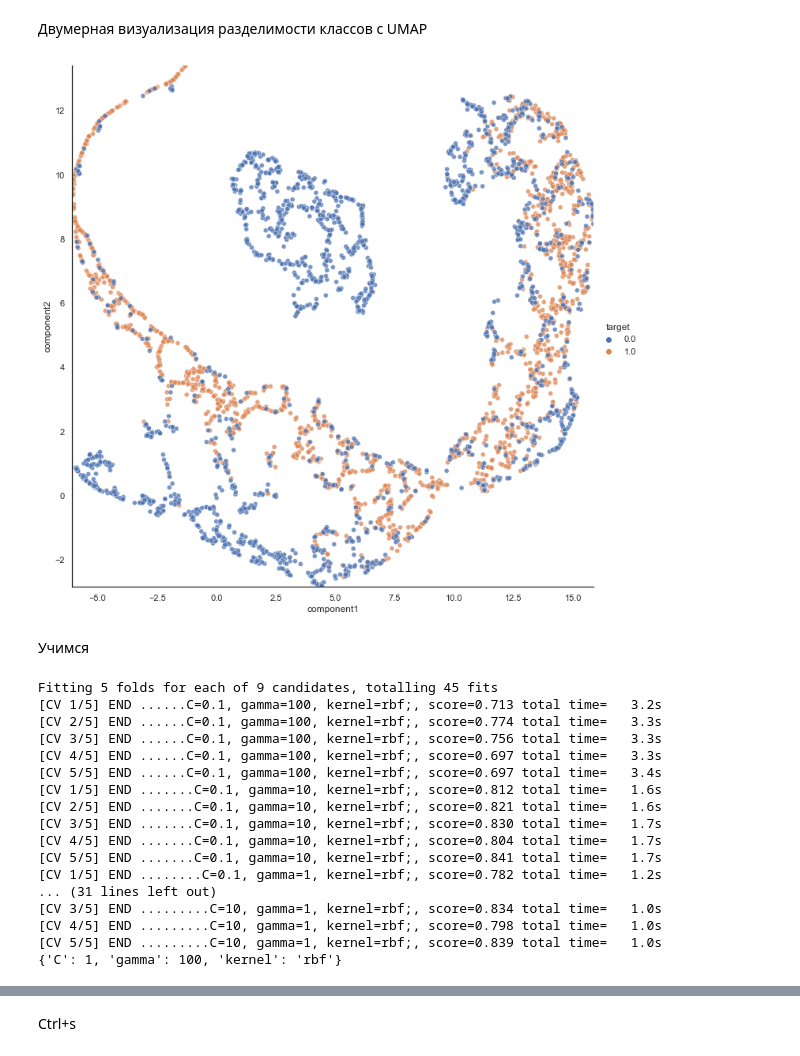
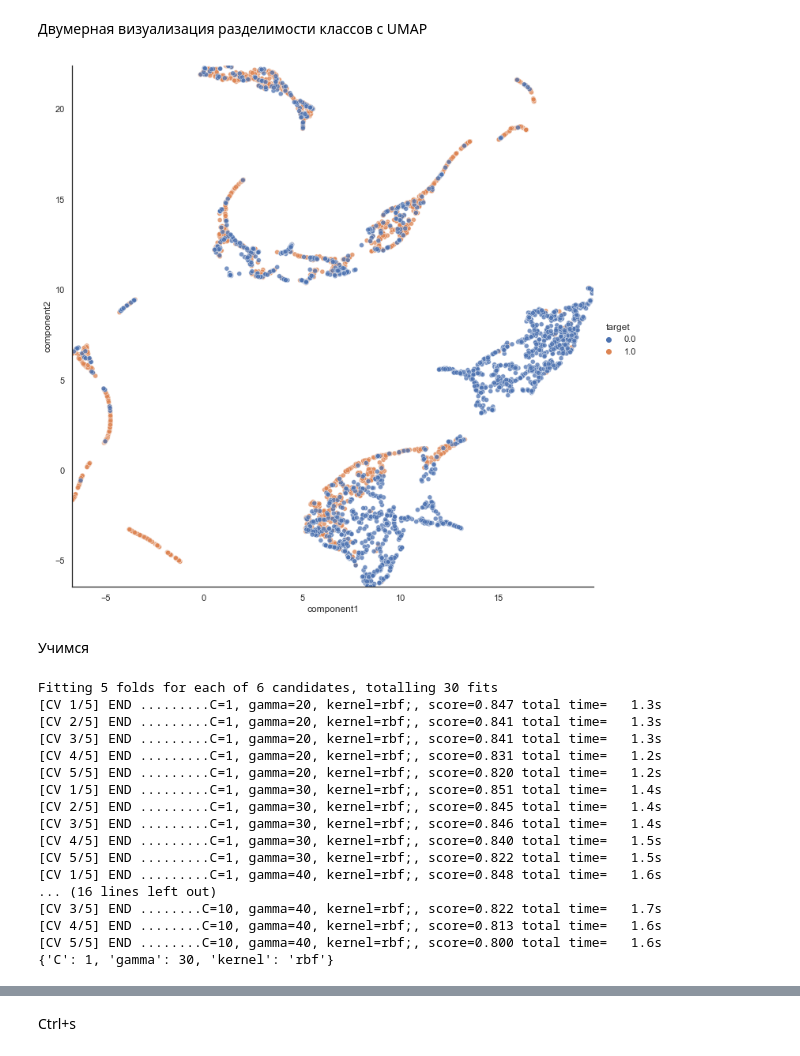
Before and after one commit to EA4096/xMatch, a Jupyter notebook: model.ipynb, the cells around one changed output, grey strips where cells are left out. Cells and saved outputs as stored; diff of their text form; code cells hidden in the pictures.

```diff
--- a/model.ipynb
+++ b/model.ipynb
@@ -216,0 +327,5 @@ from sklearn.metrics import confusion_matrix, fbeta_score
+# %%
+cor = X.corr()
+
+sns.heatmap(cor)
+sns.set(rc = {'figure.figsize':(7, 5)})
@@ -216,0 +334,7 @@ from sklearn.metrics import confusion_matrix, fbeta_score
+# %%
+X_upd = X.drop(['f1', 'f2', 'f3'], axis=1)
+
+cor_upd = X_upd.corr()
+
+sns.heatmap(cor_upd)
+sns.set(rc = {'figure.figsize':(7, 5)})
@@ -217,30 +343,30 @@ from sklearn.metrics import confusion_matrix, fbeta_score
 # %%
-X_i=np.array((data['r1'], data['e_r1'], data['r2'], data['e_r2'])).T
-Y_i=np.array((data['match']))
+X_i=np.array((X_upd))
+Y=np.array((y))
 
-Y=np.reshape(Y_i, (len(Y_i), 1))
+Y_i=np.reshape(Y, (len(Y), 1))
 
 sc = StandardScaler()
 sc.fit(X_i)
-X_i_scaled=sc.transform(X_i)
+X_i=sc.transform(X_i)
 # %% [markdown]
 Двумерная визуализация разделимости классов с UMAP
 # %%
 reducer = umap.UMAP()
 
 embedding = reducer.fit_transform(X_i)
-umap_df = pd.DataFrame(np.concatenate((embedding, Y), axis=1), columns=['component1', 'component2', 'target'])
+umap_df = pd.DataFrame(np.concatenate((embedding, Y_i), axis=1), columns=['component1', 'component2', 'target'])
 # %%
-sns.set(rc = {'figure.figsize':(25,18)})
+sns.set(rc = {'figure.figsize':(4, 4.5)})
 sns.set_theme(style="white")
 sns.relplot(x="component1", y="component2", alpha=.75, hue="target", data=umap_df, height=10)
 # plt.ylim(-7, 7)
 # plt.xlim(-5, 5)
 
 marg=0
 plt.margins(-marg, -marg)
 # %% [output]
-[figure, old version]
+[figure, new version]
 # %% [markdown]
 Учимся
 # %%
@@ -268,31 +395,31 @@ fbeta_scorer = make_scorer(fbeta_score, beta=.5, pos_label=1)
 #               'solver': ['newton-cg', 'lbfgs', 'liblinear', 'sag', 'saga'],
 #               'penalty': ['l1', 'l2', 'elasticnet'],}
 # %%
-search_space_rbf = {'C': [0.1, 1, 10],
-              'gamma': [100, 10, 1],
+search_space_rbf = {'C': [1, 10],
+              'gamma': [20, 30, 40],
               'kernel': ['rbf']}
 
 grid = GridSearchCV(ml_svm, search_space_rbf, refit=True, verbose = 3, cv=5, scoring=fbeta_scorer)
-grid_search=grid.fit(X_i, Y_i)
+grid_search=grid.fit(X_train, Y_train)
 print(grid_search.best_params_)
 # %% [output]
-Fitting 5 folds for each of 9 candidates, totalling 45 fits
-[CV 1/5] END ......C=0.1, gamma=100, kernel=rbf;, score=0.713 total time=   3.2s
-[CV 2/5] END ......C=0.1, gamma=100, kernel=rbf;, score=0.774 total time=   3.3s
-[CV 3/5] END ......C=0.1, gamma=100, kernel=rbf;, score=0.756 total time=   3.3s
-[CV 4/5] END ......C=0.1, gamma=100, kernel=rbf;, score=0.697 total time=   3.3s
-[CV 5/5] END ......C=0.1, gamma=100, kernel=rbf;, score=0.697 total time=   3.4s
-[CV 1/5] END .......C=0.1, gamma=10, kernel=rbf;, score=0.812 total time=   1.6s
-[CV 2/5] END .......C=0.1, gamma=10, kernel=rbf;, score=0.821 total time=   1.6s
-[CV 3/5] END .......C=0.1, gamma=10, kernel=rbf;, score=0.830 total time=   1.7s
-[CV 4/5] END .......C=0.1, gamma=10, kernel=rbf;, score=0.804 total time=   1.7s
-[CV 5/5] END .......C=0.1, gamma=10, kernel=rbf;, score=0.841 total time=   1.7s
-[CV 1/5] END ........C=0.1, gamma=1, kernel=rbf;, score=0.782 total time=   1.2s
-... (31 lines left out)
-[CV 3/5] END .........C=10, gamma=1, kernel=rbf;, score=0.834 total time=   1.0s
-[CV 4/5] END .........C=10, gamma=1, kernel=rbf;, score=0.798 total time=   1.0s
-[CV 5/5] END .........C=10, gamma=1, kernel=rbf;, score=0.839 total time=   1.0s
-{'C': 1, 'gamma': 100, 'kernel': 'rbf'}
+Fitting 5 folds for each of 6 candidates, totalling 30 fits
+[CV 1/5] END .........C=1, gamma=20, kernel=rbf;, score=0.847 total time=   1.3s
+[CV 2/5] END .........C=1, gamma=20, kernel=rbf;, score=0.841 total time=   1.3s
+[CV 3/5] END .........C=1, gamma=20, kernel=rbf;, score=0.841 total time=   1.3s
+[CV 4/5] END .........C=1, gamma=20, kernel=rbf;, score=0.831 total time=   1.2s
+[CV 5/5] END .........C=1, gamma=20, kernel=rbf;, score=0.820 total time=   1.2s
+[CV 1/5] END .........C=1, gamma=30, kernel=rbf;, score=0.851 total time=   1.4s
+[CV 2/5] END .........C=1, gamma=30, kernel=rbf;, score=0.845 total time=   1.4s
+[CV 3/5] END .........C=1, gamma=30, kernel=rbf;, score=0.846 total time=   1.4s
+[CV 4/5] END .........C=1, gamma=30, kernel=rbf;, score=0.840 total time=   1.5s
+[CV 5/5] END .........C=1, gamma=30, kernel=rbf;, score=0.822 total time=   1.5s
+[CV 1/5] END .........C=1, gamma=40, kernel=rbf;, score=0.848 total time=   1.6s
+... (16 lines left out)
+[CV 3/5] END ........C=10, gamma=40, kernel=rbf;, score=0.822 total time=   1.7s
+[CV 4/5] END ........C=10, gamma=40, kernel=rbf;, score=0.813 total time=   1.6s
+[CV 5/5] END ........C=10, gamma=40, kernel=rbf;, score=0.800 total time=   1.6s
+{'C': 1, 'gamma': 30, 'kernel': 'rbf'}
 # %%
 Y_pred = grid.predict(X_test)
 
```
Also changed, not shown: parts of 34 cells of this notebook.
